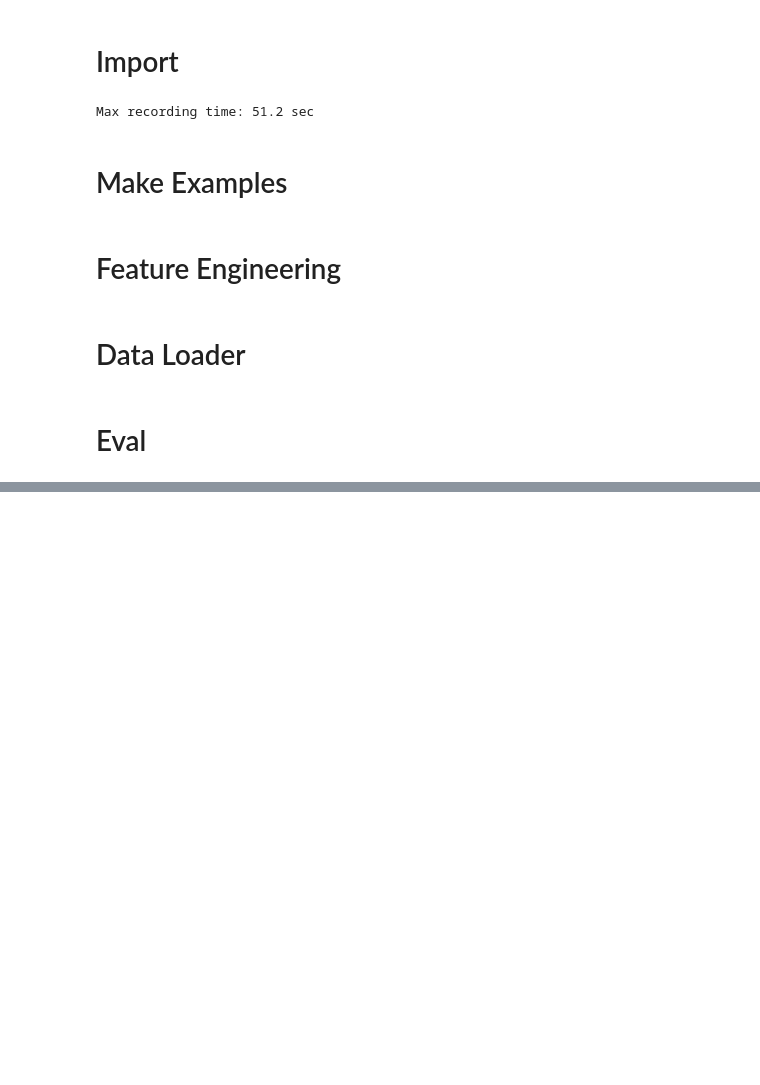
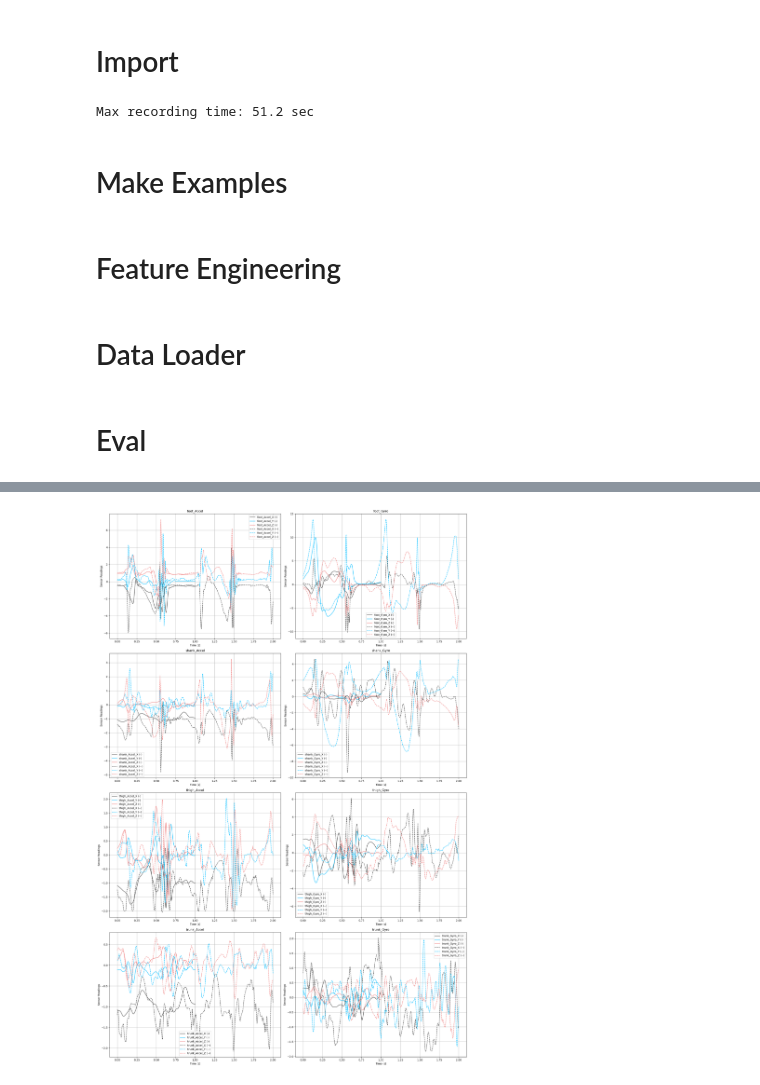
Before and after one commit to Jaebeom-git/RT5307, a Jupyter notebook: __Test.ipynb, the cells around one changed output, grey strips where cells are left out. Cells and saved outputs as stored; diff of their text form; code cells hidden in the pictures; blank space fills up the shorter version.

```diff
--- a/__Test.ipynb
+++ b/__Test.ipynb
@@ -389,0 +570,19 @@ plot_probabilities_for_all_trials(all_probabilities, all_preds, class_names, sav
+# %%
+SAMPLE_RATE = 200
+
+# Load and process CSV files
+test_0_data_list = load_and_process_csv_files("test", SAMPLE_RATE)
+test_1_data_list = load_and_process_csv_files("test__opendata", SAMPLE_RATE)
+# %%
+# Create subplots
+fig, axs = plt.subplots(4, 2, figsize=(20, 30))
+axs = axs.flatten()
+
+# Example usage: 두 개의 그래프를 같은 서브플롯 위치에 플롯
+plot_nth_batch_comp(axs, test_0_data_list, n=0, sample_rate_target=SAMPLE_RATE, start_time=6.5, end_time=7.5, linestyle='-')
+plot_nth_batch_comp(axs, test_1_data_list, n=0, sample_rate_target=SAMPLE_RATE, start_time=4.5, end_time=6.5, linestyle='--')
+
+plt.tight_layout()
+plt.show()
+# %% [output]
+[figure, added]
```
Also changed, not shown: parts of 20 cells of this notebook, 12 other files.
